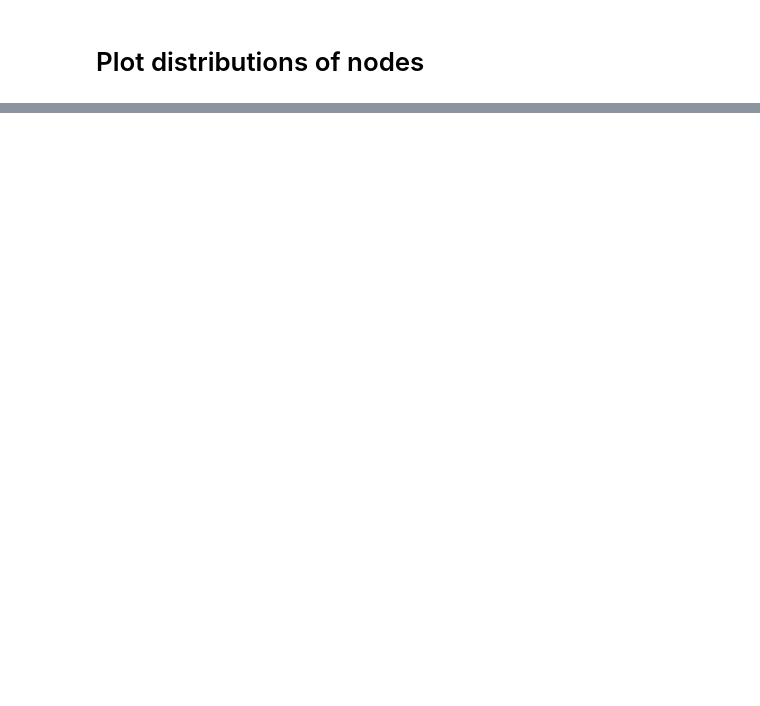
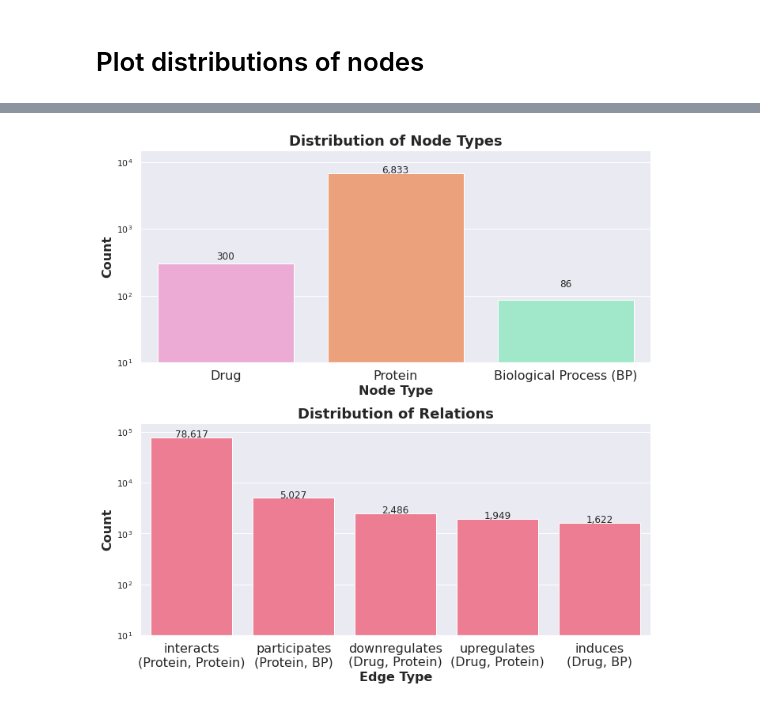
Before and after one commit to laurendelong21/MoA-Net, a Jupyter notebook: notebooks/8_kg_distributions.ipynb, the cells around one changed output, grey strips where cells are left out. Cells and saved outputs as stored; diff of their text form; code cells hidden in the pictures; blank space fills up the shorter version.

```diff
--- a/notebooks/8_kg_distributions.ipynb
+++ b/notebooks/8_kg_distributions.ipynb
@@ -209,0 +303,15 @@ plt.show()
+# %%
+predicates = {'interacts': 'interacts\n(Protein, Protein)',
+ 'participates': 'participates\n(Protein, BP)',
+ 'downregulates': 'downregulates\n(Drug, Protein)',
+ 'upregulates': 'upregulates\n(Drug, Protein)',
+ 'induces': 'induces\n(Drug, BP)'}
+# %%
+relations = {predicates[key]: val for key, val in relations_p.items()}
+# %%
+# Convert dictionary items to a list of tuples
+data_list = [(key, value) for key, value in relations.items()]
+
+# Create a DataFrame from the list of tuples
+edges_df = pd.DataFrame(data_list, columns=['Edge Types', 'Count'])
+edges_df
@@ -209,0 +325,62 @@ plt.show()
+# %%
+sns.set(rc={'figure.figsize':(10,10)})
+
+# grid lines
+sns.set_style("darkgrid")
+
+plt.subplot(2, 1, 1)
+bx1 = sns.barplot(
+    x="Node Types", y="Count", data=node_df,
+    palette=['#F6A0D8','#FE9A6B', '#95F3CC']
+)
+plt.title(
+    'Distribution of Node Types',
+    fontsize=18,
+    fontweight="bold"
+)
+plt.xlabel("Node Type", fontsize=16, fontweight="bold")
+plt.ylabel("Count", fontsize=16, fontweight="bold")
+plt.xticks(bx1.get_xticks(), labels=['Drug', 'Protein', 'Biological Process (BP)'], fontsize=16)
+plt.ylim(10, 15000)
+plt.yscale("log") #the log transformation
+
+for p in bx1.patches:
+    _x = p.get_x() + p.get_width() / 2
+    _y = p.get_y() + p.get_height() + 50
+    value = int(p.get_height())
+    bx1.text(_x, _y, f'{value:,}', ha="center")
+
+plt.subplot(2, 1, 2)
+bx2 = sns.barplot(
+    x="Edge Types", y="Count", data=edges_df,
+    color='#fe6b86'
+)
+plt.title(
+    'Distribution of Relations',
+    fontsize=18,
+    fontweight="bold"
+)
+plt.xlabel("Edge Type", fontsize=16, fontweight="bold")
+plt.ylabel("Count", fontsize=16, fontweight="bold")
+plt.xticks(bx2.get_xticks(), labels=list(edges_df['Edge Types']), fontsize=16)
+plt.ylim(10, 150000)
+
+plt.yscale("log") #the log transformation
+
+# Add counts above bars
+for p in bx2.patches:
+    _x = p.get_x() + p.get_width() / 2
+    _y = p.get_y() + p.get_height() + 50
+    value = int(p.get_height())
+    bx2.text(_x, _y, f'{value:,}', ha="center")
+
+
+plt.tight_layout()
+plt.savefig(
+    f'{FIG_DIR}/graph-stats-protclassed.png',
+    dpi=400,
+    bbox_inches='tight',
+)
+plt.show()
+# %% [output]
+[figure, added]
```
Also changed, not shown: parts of 25 cells of this notebook, 2 other files.
